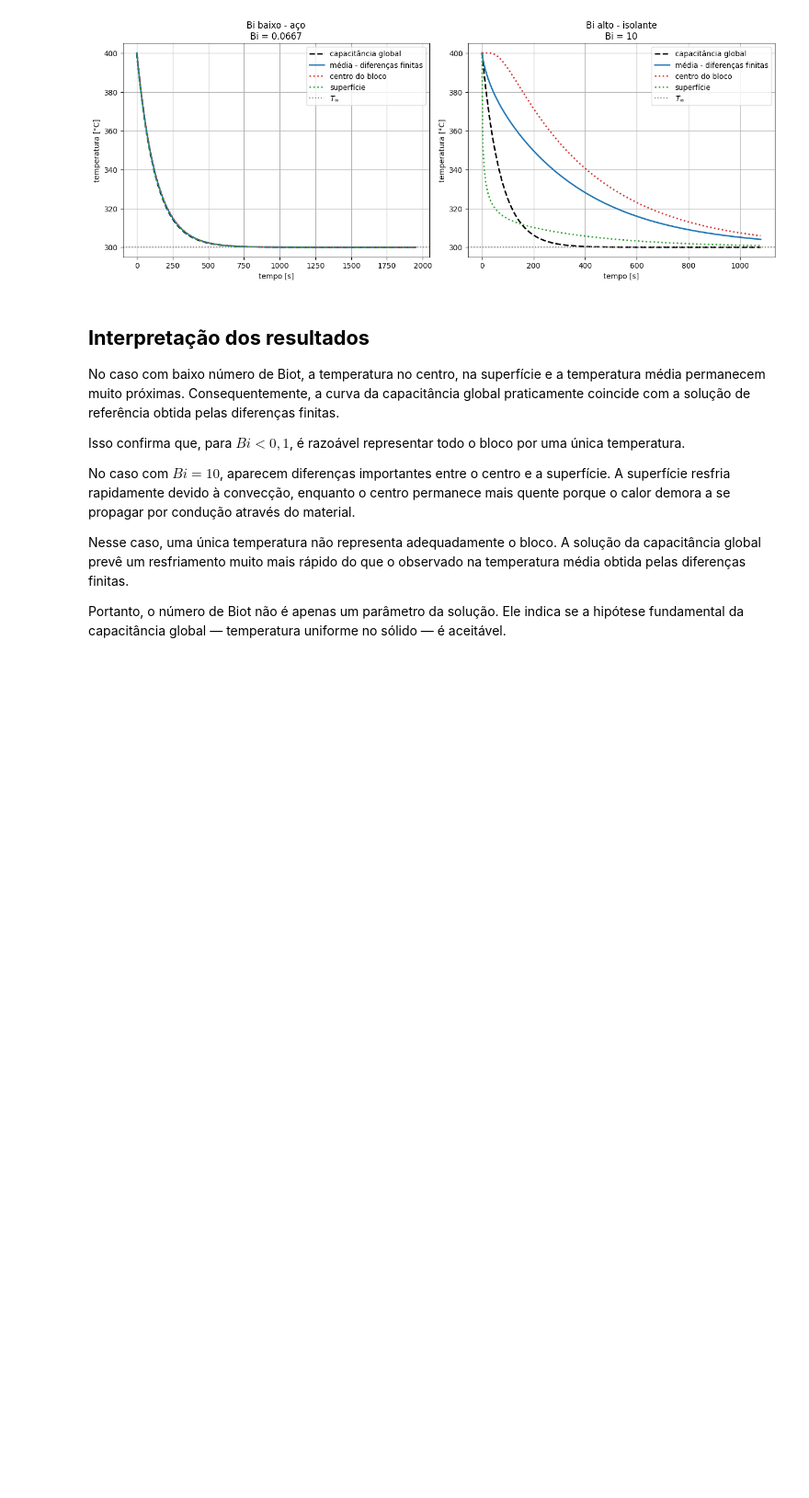
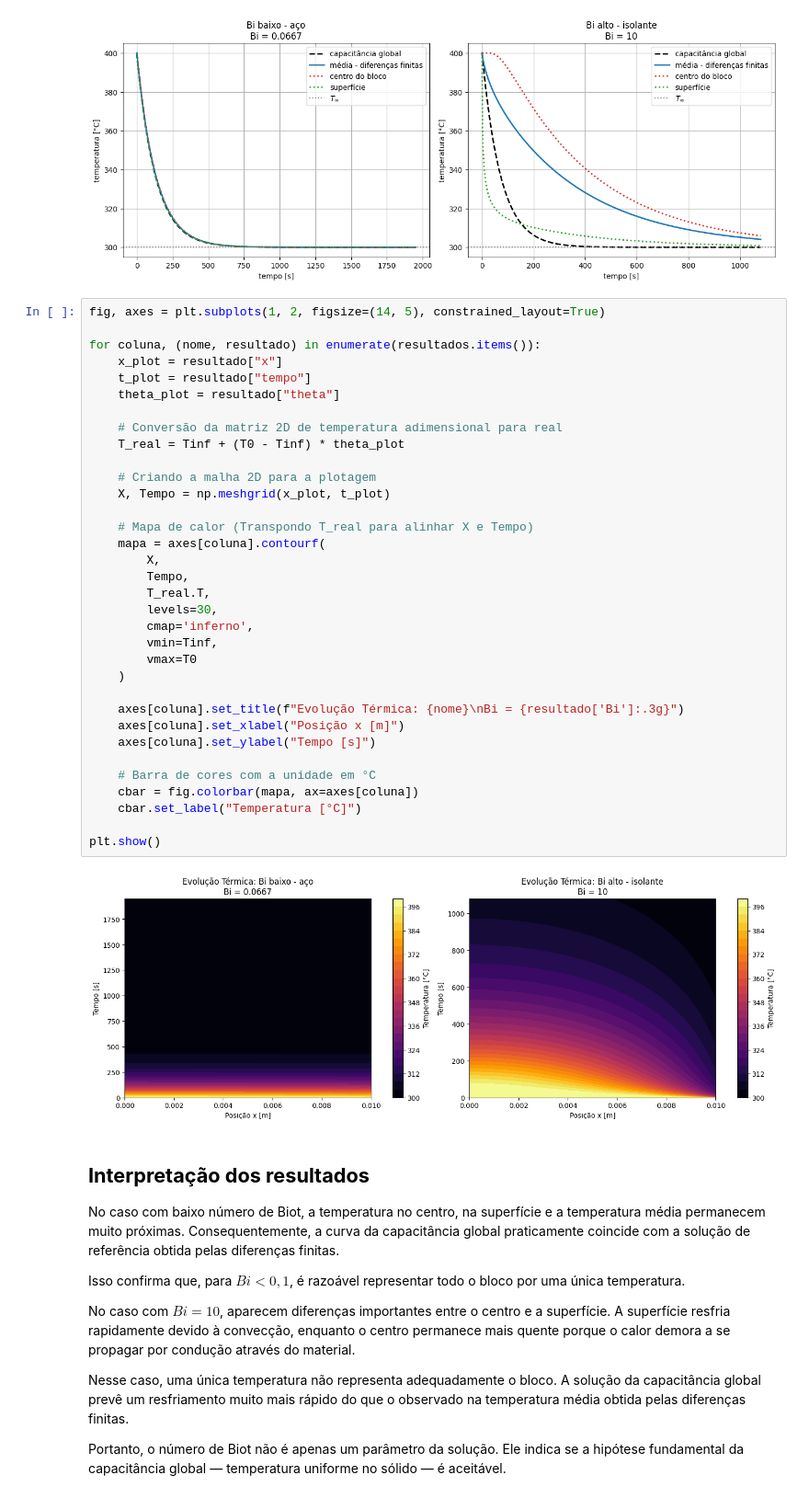
Before and after one commit to Paulo-de-Souza/HeatTransferPINN, a Jupyter notebook: Aulas_Notebooks/Aula03/Aula03_Parte3_Transiente_CapacitanciaGlobal.ipynb, the cells around one changed output. Shown at 92% size. Saved outputs shown, nothing was run; the diff lists cells and outputs as text; blank space fills up the shorter version.

```diff
--- a/Aulas_Notebooks/Aula03/Aula03_Parte3_Transiente_CapacitanciaGlobal.ipynb
+++ b/Aulas_Notebooks/Aula03/Aula03_Parte3_Transiente_CapacitanciaGlobal.ipynb
@@ -953,6 +946,42 @@ for coluna, (nome, resultado) in enumerate(resultados.items()):
 plt.show()
 # %% [output]
 [figure]
+# %%
+fig, axes = plt.subplots(1, 2, figsize=(14, 5), constrained_layout=True)
+
+for coluna, (nome, resultado) in enumerate(resultados.items()):
+    x_plot = resultado["x"]
+    t_plot = resultado["tempo"]
+    theta_plot = resultado["theta"]
+
+    # Conversão da matriz 2D de temperatura adimensional para real
+    T_real = Tinf + (T0 - Tinf) * theta_plot
+
+    # Criando a malha 2D para a plotagem
+    X, Tempo = np.meshgrid(x_plot, t_plot)
+
+    # Mapa de calor (Transpondo T_real para alinhar X e Tempo)
+    mapa = axes[coluna].contourf(
+        X,
+        Tempo,
+        T_real.T,
+        levels=30,
+        cmap='inferno',
+        vmin=Tinf,
+        vmax=T0
+    )
+
+    axes[coluna].set_title(f"Evolução Térmica: {nome}\nBi = {resultado['Bi']:.3g}")
+    axes[coluna].set_xlabel("Posição x [m]")
+    axes[coluna].set_ylabel("Tempo [s]")
+
+    # Barra de cores com a unidade em °C
+    cbar = fig.colorbar(mapa, ax=axes[coluna])
+    cbar.set_label("Temperatura [°C]")
+
+plt.show()
+# %% [output]
+[figure, added]
 # %% [markdown]
 ## **Interpretação dos resultados**
 
```
Also changed, not shown: parts of 3 cells of this notebook.
